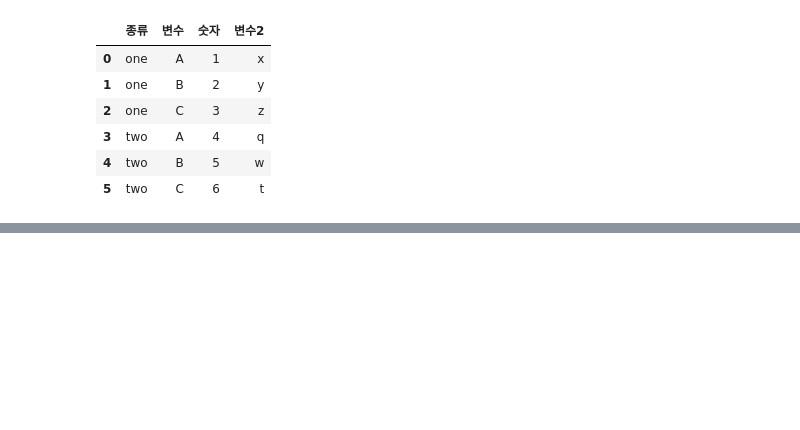
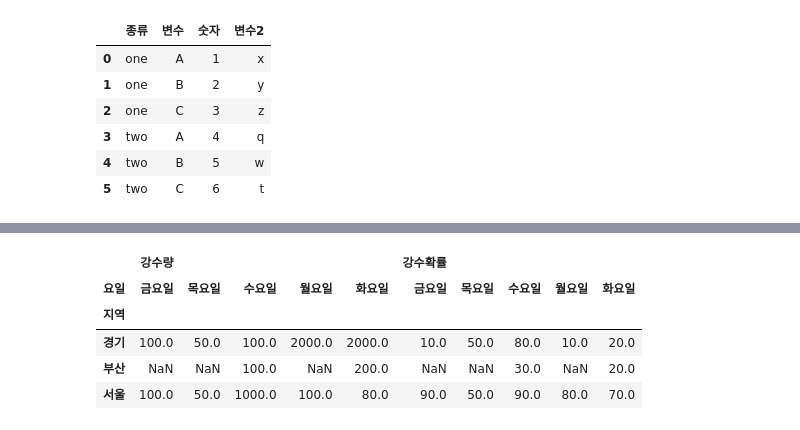
Before and after one commit to kim-min-chang/pandassource, a Jupyter notebook: reshape.ipynb, the cells around one changed output, grey strips where cells are left out. Drawn from its saved outputs; the diff is of its cells as text; code cells hidden in the pictures; blank space fills up the shorter version.

```diff
--- a/reshape.ipynb
+++ b/reshape.ipynb
@@ -230,0 +273,10 @@ df
+# %%
+df = pd.DataFrame(
+    {
+        "지역":["서울","서울","서울","경기","경기","부산","서울","서울","부산","경기","경기","경기"],
+        "요일":["월요일","화요일","수요일","월요일","화요일","수요일","목요일","금요일","화요일","수요일","목요일","금요일"],
+        "강수량":[100,80,1000,2000,2000,100,50,100,200,100,50,100],
+        "강수확률":[80,70,90,10,20,30,50,90,20,80,50,10]
+    }
+)
+df
@@ -230,0 +297,13 @@ df
+# %%
+# 인덱스 변경 :set_index()
+df.set_index(["지역","요일"],inplace=True)
+# %%
+# 지역 인덱스 컬럼으로 변경
+df.unstack(0)
+# %% [output]
+|  | 강수량 |  |  |  |  | 강수확률 |  |  |  |  |
+| 요일 | 금요일 | 목요일 | 수요일 | 월요일 | 화요일 | 금요일 | 목요일 | 수요일 | 월요일 | 화요일 |
+| 지역 |  |  |  |  |  |  |  |  |  |  |
+| 경기 | 100.0 | 50.0 | 100.0 | 2000.0 | 2000.0 | 10.0 | 50.0 | 80.0 | 10.0 | 20.0 |
+| 부산 | NaN | NaN | 100.0 | NaN | 200.0 | NaN | NaN | 30.0 | NaN | 20.0 |
+| 서울 | 100.0 | 50.0 | 1000.0 | 100.0 | 80.0 | 90.0 | 50.0 | 90.0 | 80.0 | 70.0 |
```
Also changed, not shown: parts of 7 cells of this notebook, 9 other files.
